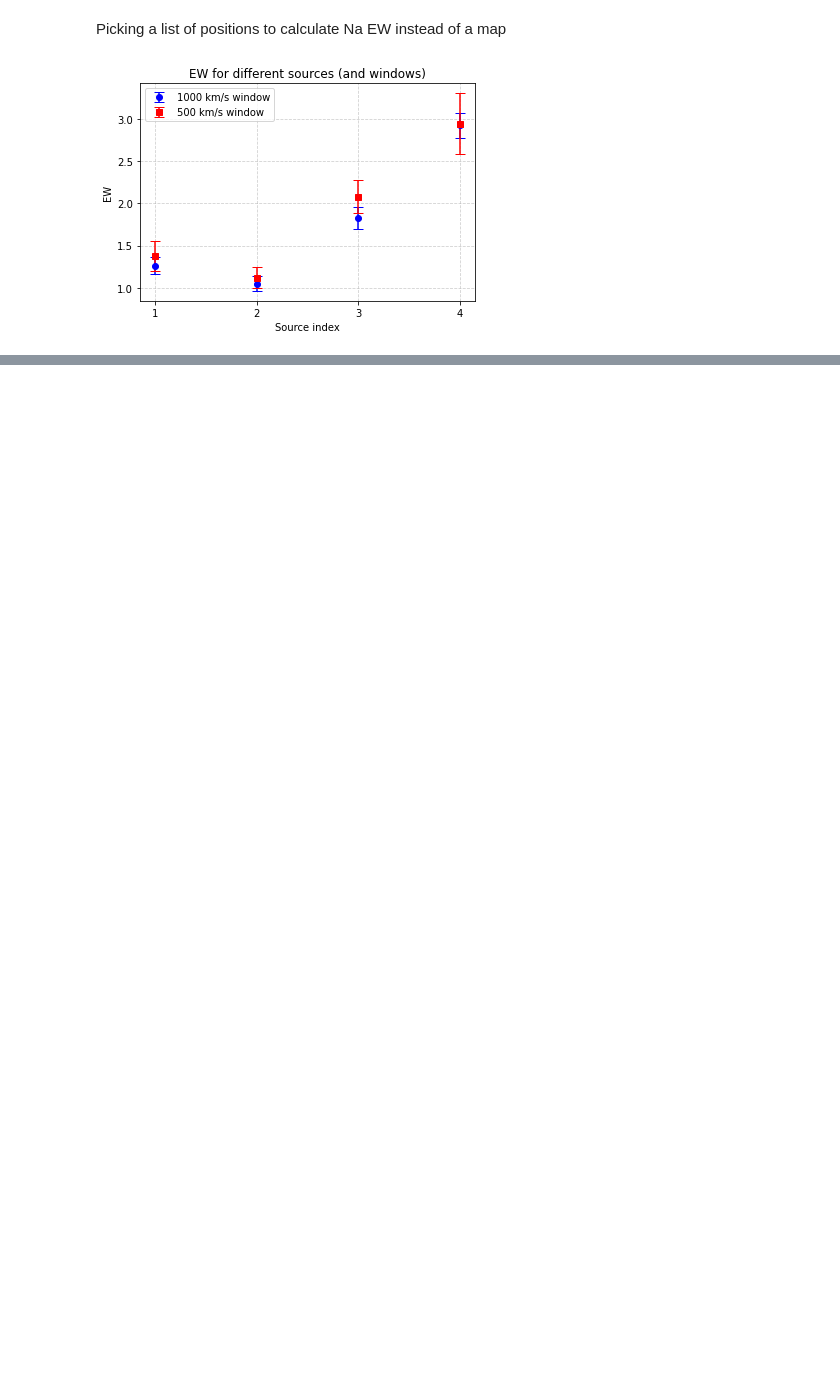
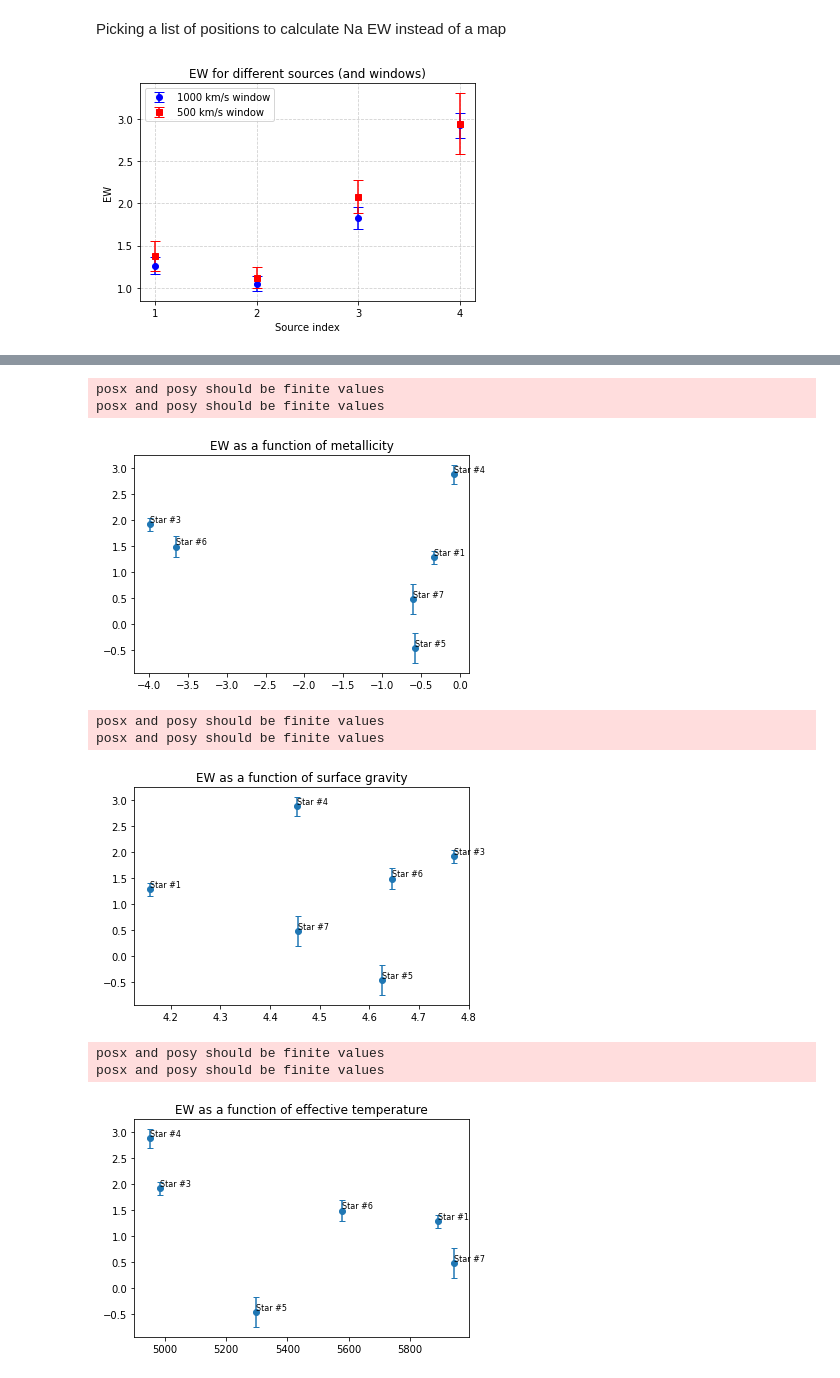
Before and after one commit to rita-png/extinction-ifs, a Jupyter notebook: cubes-Na.ipynb, the cells around one changed output, grey strips where cells are left out. Drawn from its saved outputs; the diff is of its cells as text; code cells hidden in the pictures; blank space fills up the shorter version.

```diff
--- a/cubes-Na.ipynb
+++ b/cubes-Na.ipynb
@@ -626,3 +507,5 @@ plt.grid(True, linestyle='--', alpha=0.6)
 plt.show()
 # %% [output]
 [figure]
+# %%
+EWs,err=EW_point_sources(cube, sources, wave, na_rest)
@@ -628,0 +520,33 @@ plt.show()
+# %%
+# out is (eff_t_array, surface_g_array, metallicity_array)
+
+# Plot 1: EW vs Metallicity
+plt.errorbar(out[-1], EWs, yerr=err, fmt='o', capsize=3)
+plt.title("EW as a function of metallicity")
+for i, (x, y) in enumerate(zip(out[-1], EWs), start=1):
+    plt.text(x, y, f"Star #{i}", fontsize=8, ha='left', va='bottom')
+plt.show()
+
+# Plot 2: EW vs Surface Gravity
+plt.errorbar(out[-2], EWs, yerr=err, fmt='o', capsize=3)
+plt.title("EW as a function of surface gravity")
+for i, (x, y) in enumerate(zip(out[-2], EWs), start=1):
+    plt.text(x, y, f"Star #{i}", fontsize=8, ha='left', va='bottom')
+plt.show()
+
+# Plot 3: EW vs Effective Temperature
+plt.errorbar(out[-3], EWs, yerr=err, fmt='o', capsize=3)
+plt.title("EW as a function of effective temperature")
+for i, (x, y) in enumerate(zip(out[-3], EWs), start=1):
+    plt.text(x, y, f"Star #{i}", fontsize=8, ha='left', va='bottom')
+plt.show()
+# %% [output]
+posx and posy should be finite values
+posx and posy should be finite values
+[figure, added]
+posx and posy should be finite values
+posx and posy should be finite values
+[figure, added]
+posx and posy should be finite values
+posx and posy should be finite values
+[figure, added]
```
Also changed, not shown: parts of 25 cells of this notebook, 1 other file.
